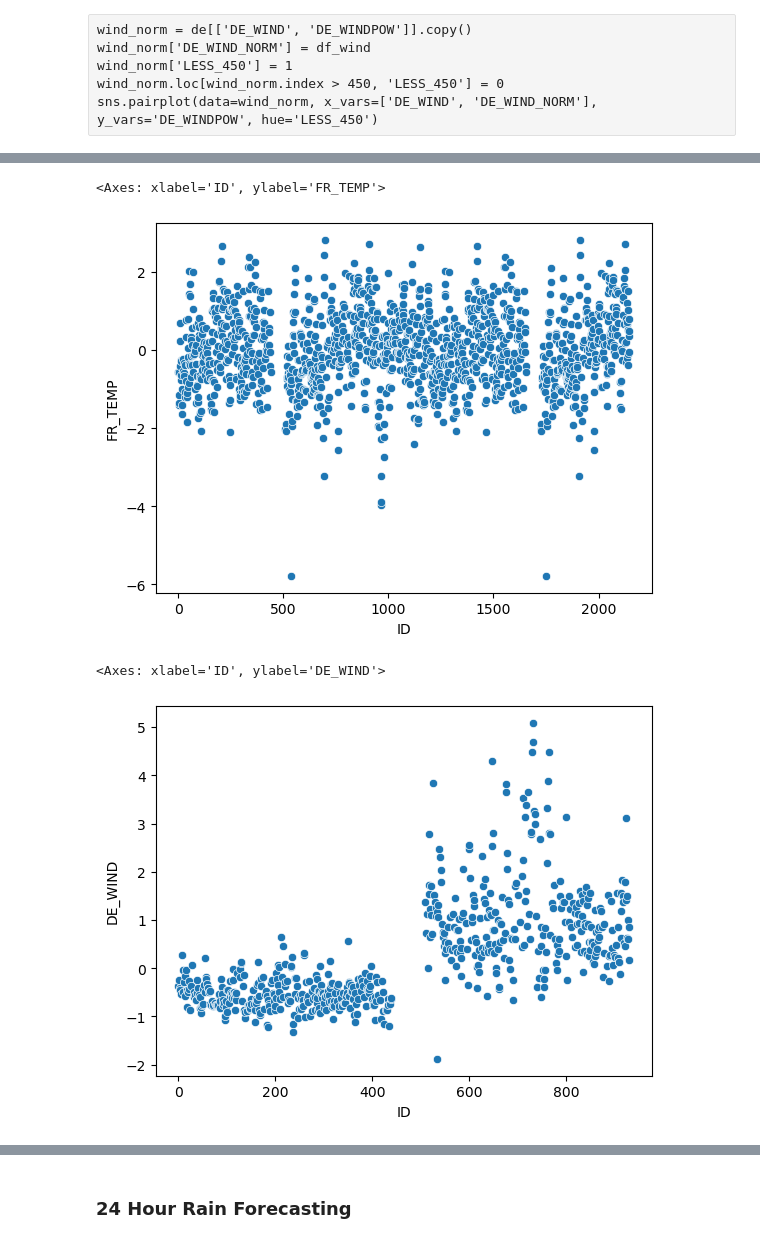
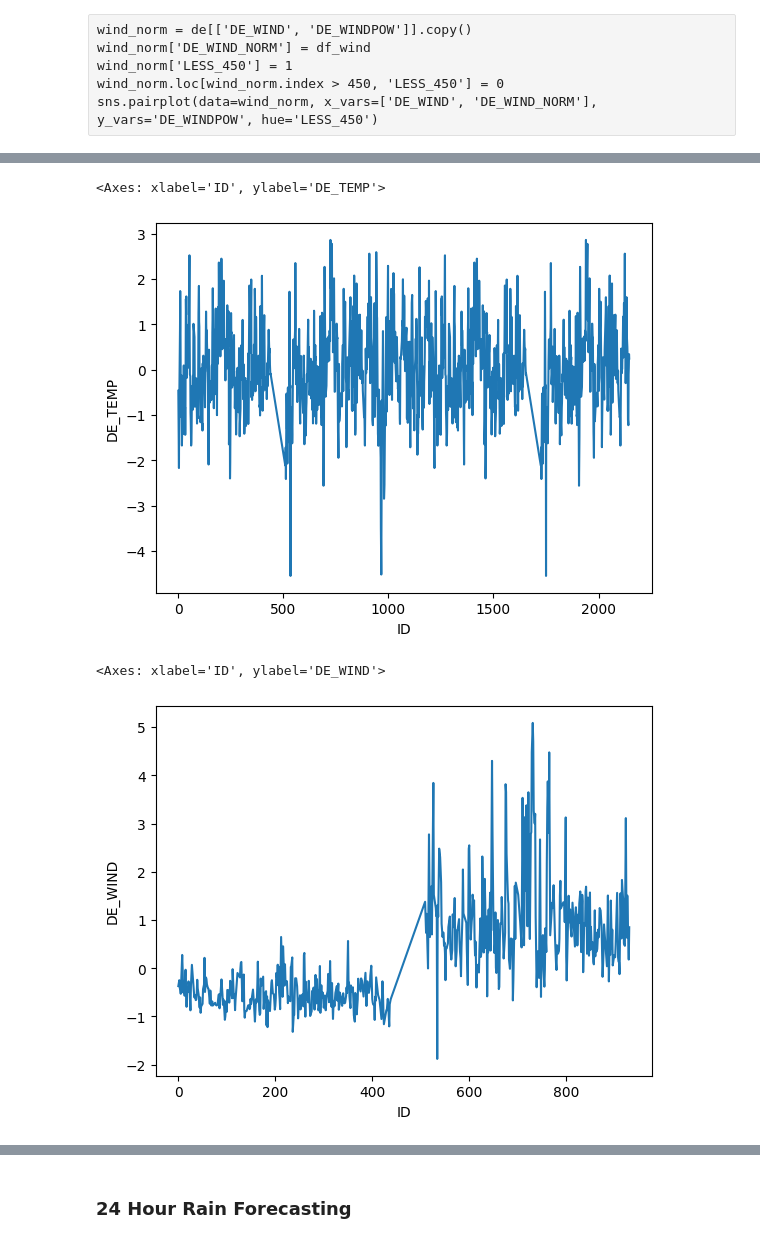
Before and after one commit to 0xandrewdu/qrt_energy, a Jupyter notebook: fill_weather.ipynb, the cells around one changed output, grey strips where cells are left out. Cells and saved outputs as stored; diff of their text form; code cells hidden in the pictures.

```diff
--- a/fill_weather.ipynb
+++ b/fill_weather.ipynb
@@ -160,11 +252,11 @@ sns.pairplot(data=wind_norm, x_vars=['DE_WIND', 'DE_WIND_NORM'], y_vars='DE_WIND
 # %%
-sns.scatterplot(x=df.index, y=df['FR_TEMP'])
+sns.lineplot(x=df.index, y=df['DE_TEMP'])
 # %% [output]
-<Axes: xlabel='ID', ylabel='FR_TEMP'>
+<Axes: xlabel='ID', ylabel='DE_TEMP'>
-[figure, old version]
+[figure, new version]
 # %%
-sns.scatterplot(x=de.index, y=de['DE_WIND'])
+sns.lineplot(x=de.index, y=de['DE_WIND'])
 # %% [output]
 <Axes: xlabel='ID', ylabel='DE_WIND'>
-[figure, old version]
+[figure, new version]
 # %%
```
Also changed, not shown: parts of 31 cells of this notebook, 1 other file.
